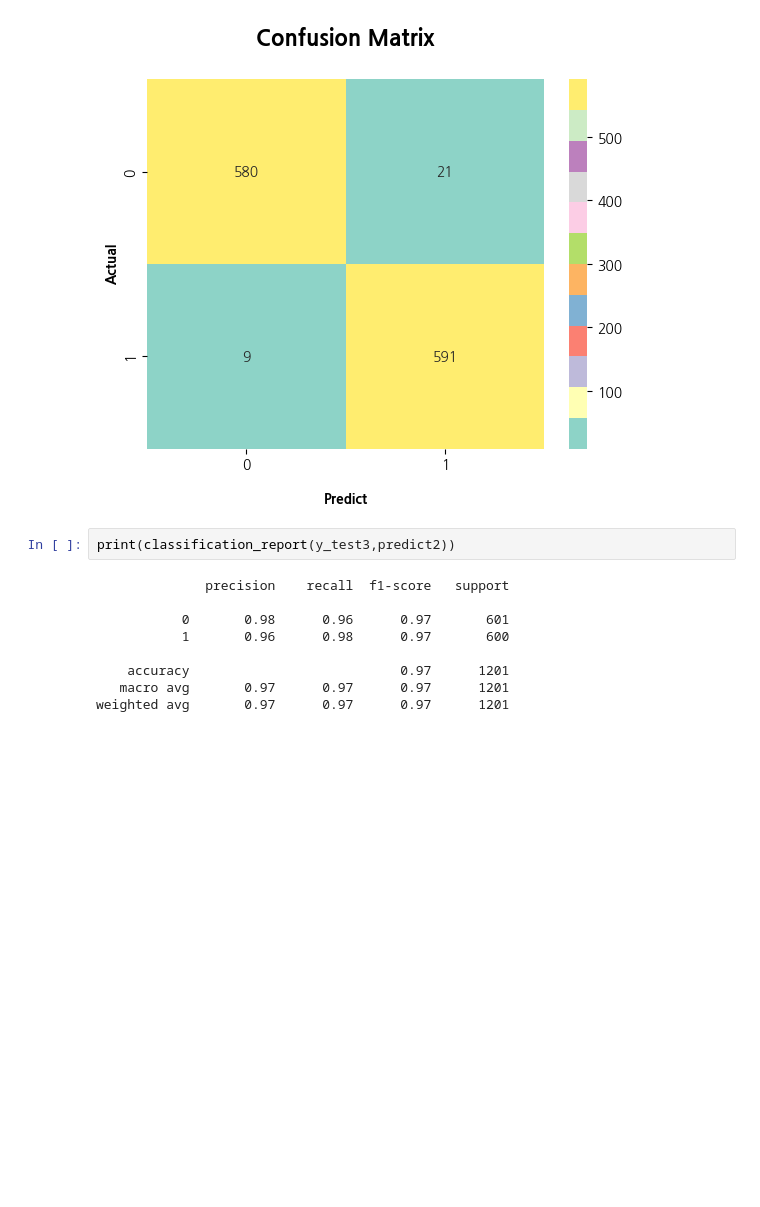
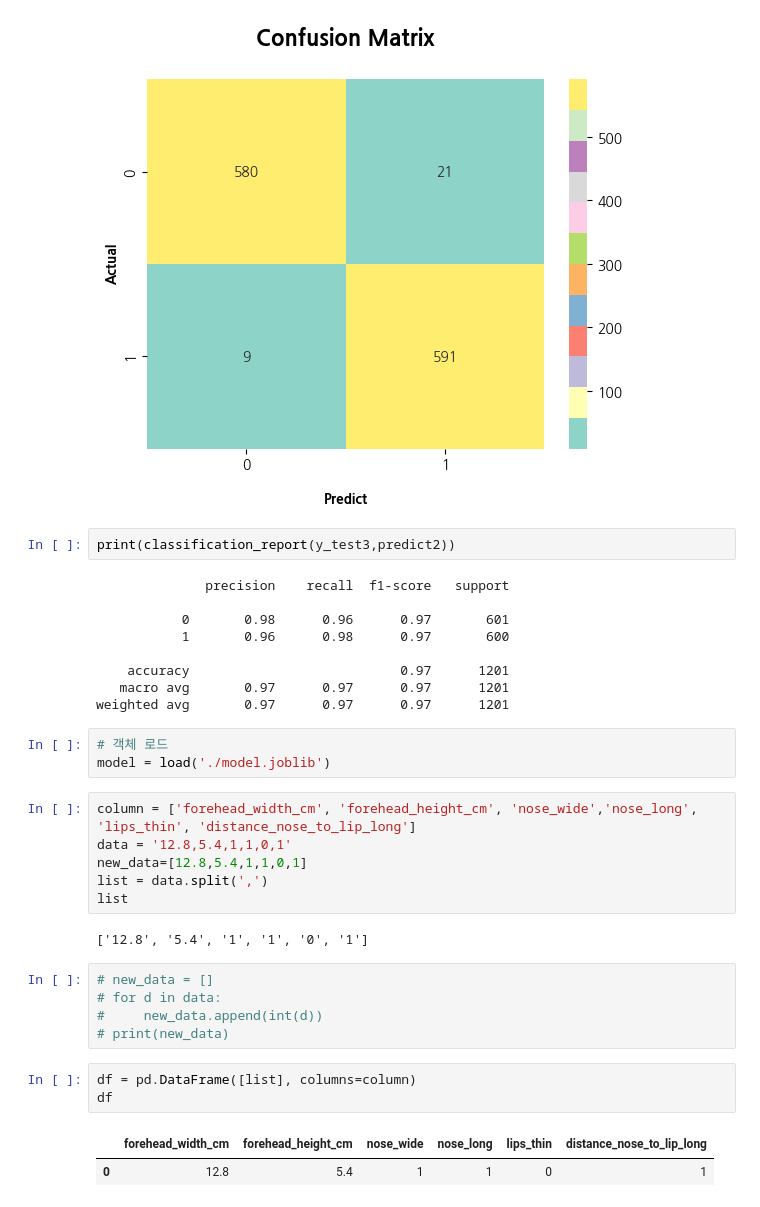
Before and after one commit to kinnhyunju/KDT, a Jupyter notebook: Project08/gender.ipynb, the cells around one changed output. Saved outputs shown, nothing was run; the diff lists cells and outputs as text; blank space fills up the shorter version.

```diff
--- a/Project08/gender.ipynb
+++ b/Project08/gender.ipynb
@@ -532,3 +555,25 @@ print(classification_report(y_test3,predict2))
     accuracy                           0.97      1201
    macro avg       0.97      0.97      0.97      1201
 weighted avg       0.97      0.97      0.97      1201
+# %%
+# 객체 로드
+model = load('./model.joblib')
+# %%
+column = ['forehead_width_cm', 'forehead_height_cm', 'nose_wide','nose_long', 'lips_thin', 'distance_nose_to_lip_long']
+data = '12.8,5.4,1,1,0,1'
+new_data=[12.8,5.4,1,1,0,1]
+list = data.split(',')
+list
+# %% [output]
+['12.8', '5.4', '1', '1', '0', '1']
+# %%
+# new_data = []
+# for d in data:
+#     new_data.append(int(d))
+# print(new_data)
+# %%
+df = pd.DataFrame([list], columns=column)
+df
+# %% [output]
+|  | forehead_width_cm | forehead_height_cm | nose_wide | nose_long | lips_thin | distance_nose_to_lip_long |
+| 0 | 12.8 | 5.4 | 1 | 1 | 0 | 1 |
```
Also changed, not shown: parts of 18 cells of this notebook, 20 other files.
